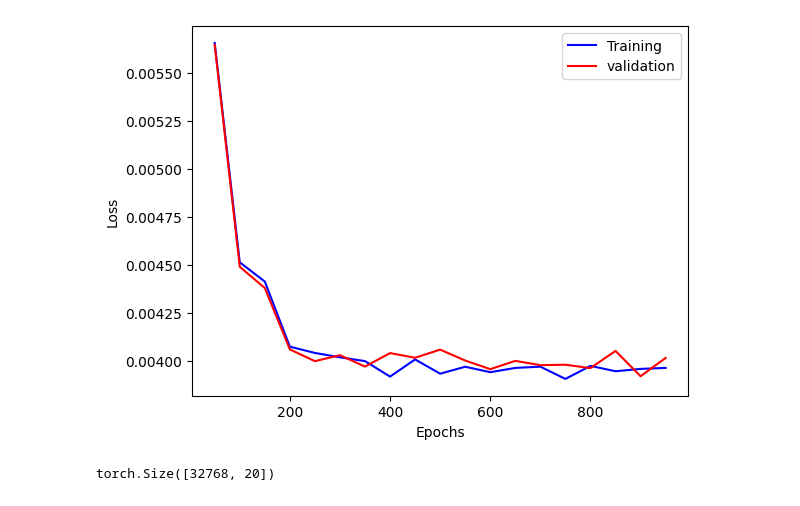
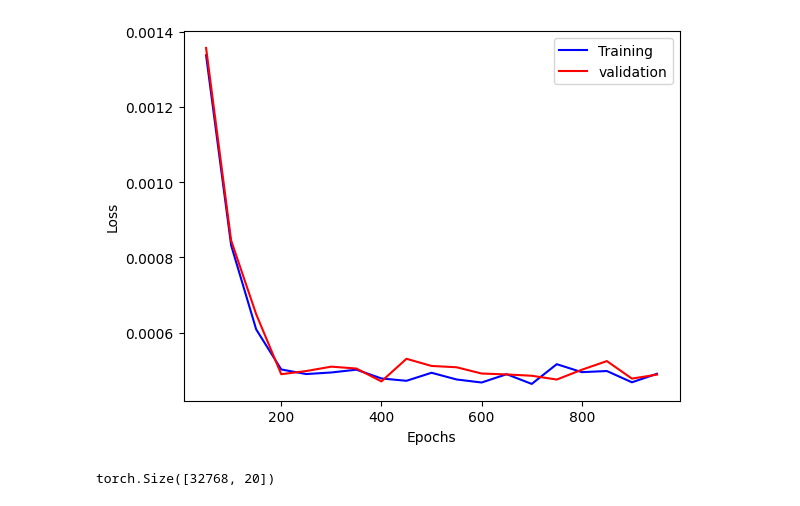
Before and after one commit to pavanyellow/toy-autoencoder, a Jupyter notebook: superposition.ipynb, the cells around one changed output. Cells and saved outputs as stored; diff of their text form; code cells hidden in the pictures.

```diff
--- a/superposition.ipynb
+++ b/superposition.ipynb
@@ -7,6 +7,7 @@ import matplotlib.pyplot as plt
 import time
 import numpy as np
 import plotly.express as px
+from utils import *
 
 
 def visualise_tensor(data):
@@ -33,16 +34,8 @@ iters = []
 loss_value = []
 val_loss_value = []
 
-imp_vector =torch.tensor([0.9**i for i in range(input_size)])
+imp_vector =torch.tensor([0.7**i for i in range(input_size)])
 
-
-
-def get_l1_penalty():
-    l1_penalty = 0
-    for param in model.parameters():
-        if param.requires_grad:
-            l1_penalty += torch.norm(param, p=1)
-    return l1_penalty
 
 def sample_data():
     sparsity_vector = sparsity
@@ -77,48 +70,18 @@ def sample_validation_data():
     return X, X
 
 
-def get_loss(target, output):
-    loss = (imp_vector*((target-output)**2)).mean()
-    return loss
-
-def get_negative_weight_penalty():
-    l1 = 0
-    for layer in model.layers:
-        l1+=torch.sum(F.relu(-layer.weight))
-    return weight_penalty_coefficient*l1
-
-class Model(nn.Module):
-    def __init__(self):
-        super().__init__()
-        self.encoder = nn.Linear(input_size, hidden_layer_size, bias= False)
-        self.decoder = nn.Linear(hidden_layer_size, output_size)
-        self.layers = [self.encoder,self.decoder]
-
-        self.decoder.weight.data = self.encoder.weight.data.t()
-
-        self.relu = nn.ReLU()
-
-    def forward(self, input, targets = None, return_hidden = False):
-
-        hidden = self.encoder(input)
-        final = self.decoder(hidden)
-        logits = self.relu(final)
-
-        loss = get_loss(targets, logits)
-        return logits, loss, hidden
-
 
 training_dataset = torch.rand(dataset_size, input_size)
 validation_dataset = torch.rand(int(dataset_size/2), input_size)
 output = input
 
 
-model = Model()
+model = SuperpositionModel(SuperPositionConfig(input_size, hidden_layer_size, imp_vector))
 
 LOAD_MODEL = False
 PATH = "models/basic_linear_0.99.bin"
 if LOAD_MODEL:
-    model = Model()
+    model = SuperpositionModel(SuperPositionConfig())
     model.load_state_dict(torch.load(PATH))
     model.eval()
 else:
@@ -127,13 +90,13 @@ else:
     step_value = max_iters/20
     for i in range(1, max_iters):
         X, Y = sample_data()
-        logits, loss = model(X, Y)
+        logits, loss, _ = model(X, Y)
 
         if i%step_value ==0 :
             model.eval()
             with torch.no_grad():
                 X_V,Y_V = sample_validation_data()
-                _, val_loss = model(X_V, Y_V)
+                _, val_loss, _ = model(X_V, Y_V)
                 iters.append(i)
                 loss_value.append(loss.item())
                 val_loss_value.append(val_loss.item())
@@ -179,4 +142,4 @@ Took 8.768189907073975s for 1000 epochs
-[figure, old version]
+[figure, new version]
 # %%
 encoder_w = model.encoder.weight.data
 decoder_w = model.decoder.weight.data
```
Also changed, not shown: parts of 4 cells of this notebook, 5 other files.
